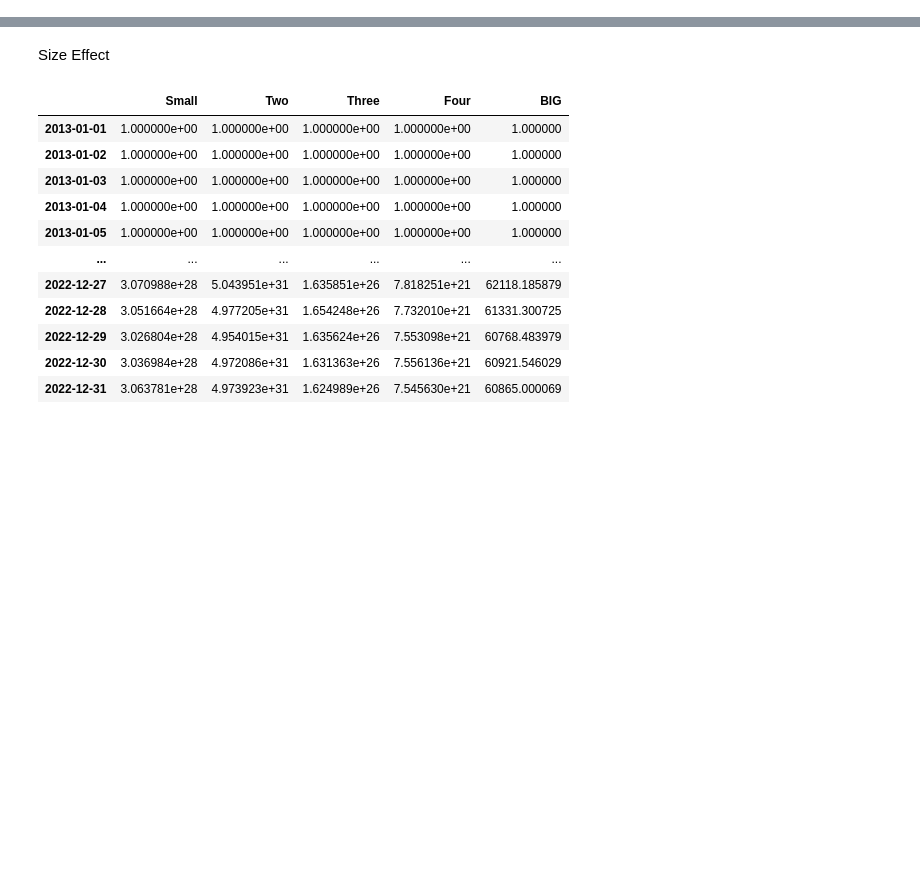
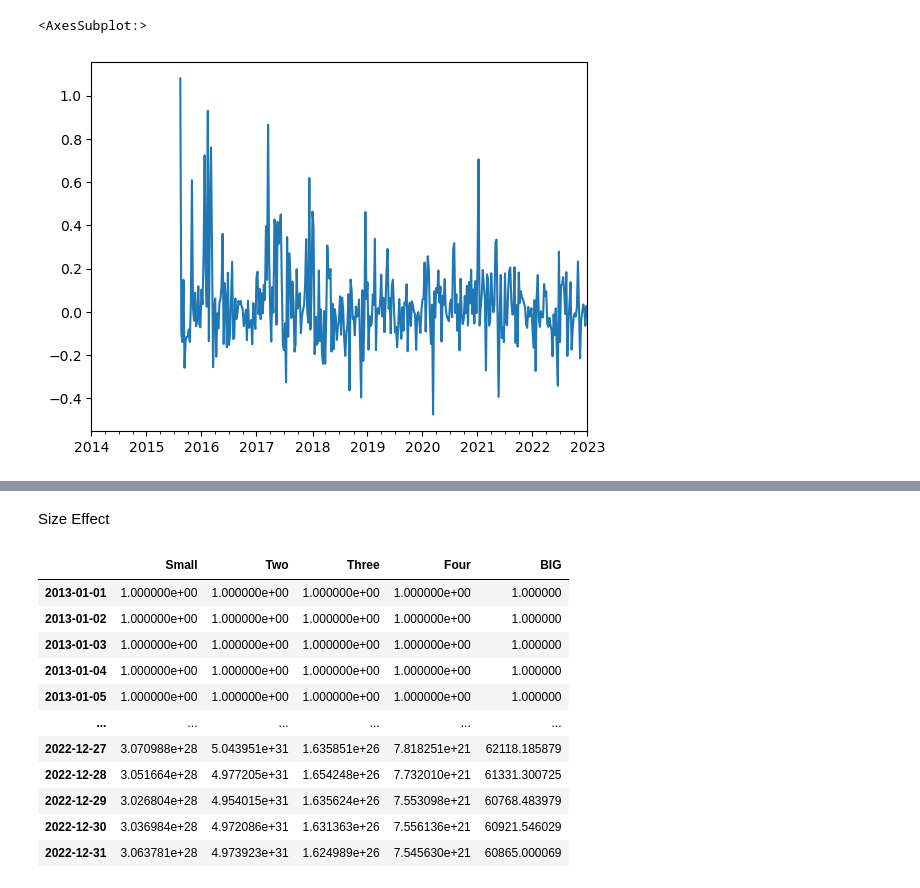
Before and after one commit to Jack-ryu/crypto_paper, a Jupyter notebook: z_progress.ipynb, the cells around one changed output, grey strips where cells are left out. Cells and saved outputs as stored; diff of their text form; code cells hidden in the pictures; blank space fills up the shorter version.

```diff
--- a/z_progress.ipynb
+++ b/z_progress.ipynb
@@ -26,3 +28,14 @@ mktcap_df = pd.read_csv("mongo_mkt.csv", index_col=0,
+# %%
+# Resample the data to a weekly frequency
+weekly_df = price_df.resample('W').last()
+
+# Compute the weekly returns
+weekly_returns = weekly_df.pct_change()
+
+weekly_returns["ETH"].plot()
+# %% [output]
+<AxesSubplot:>
+[figure, added]
 # %%
 # 중간에 데이터가 비는 코인을 찾자
 wrong_cols = []
```
Also changed, not shown: parts of 16 cells of this notebook, 5 other files.
